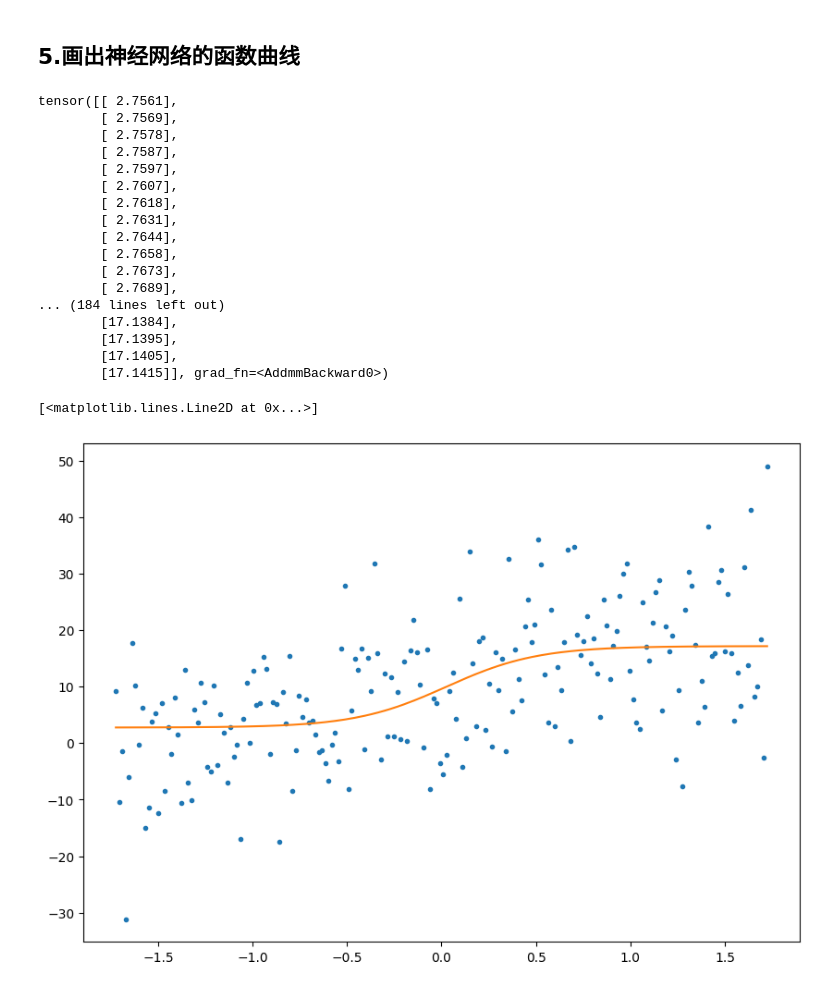
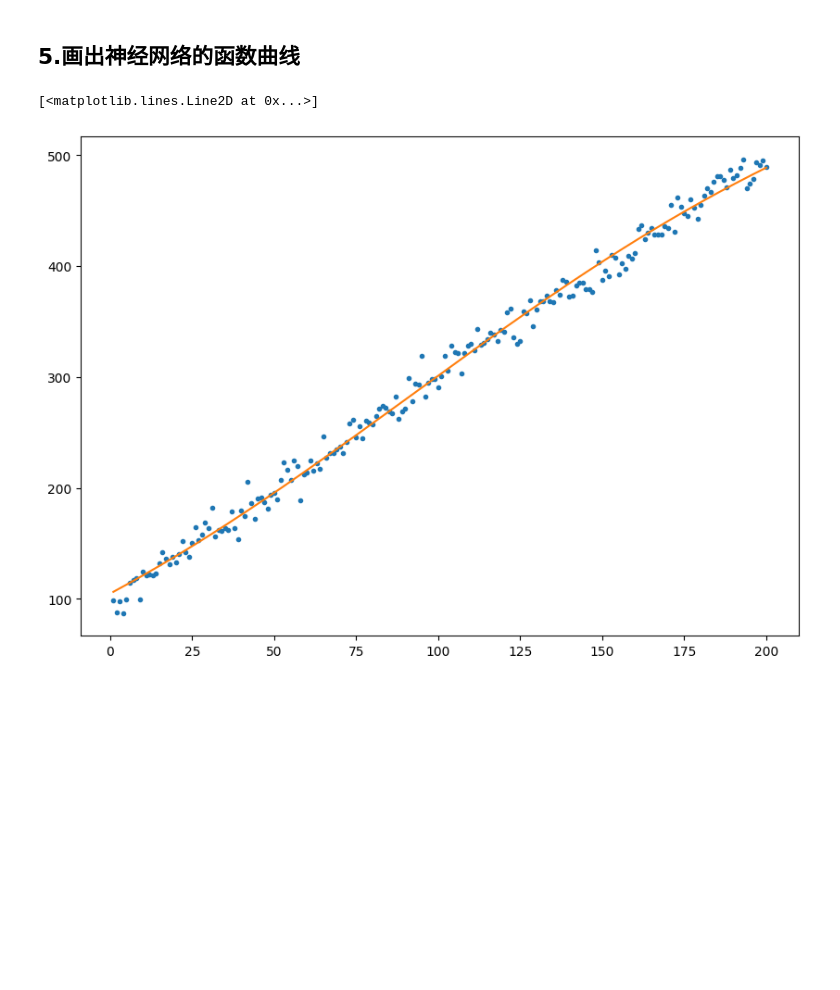
Before and after one commit to sunchey11/book_DeepLearning_in_PyTorch_Source, a Jupyter notebook: anders-test/myc3/my-liner-nn.ipynb, the cells around one changed output. Cells and saved outputs as stored; diff of their text form; code cells hidden in the pictures; blank space fills up the shorter version.

```diff
--- a/anders-test/myc3/my-liner-nn.ipynb
+++ b/anders-test/myc3/my-liner-nn.ipynb
@@ -50,6 +52,9 @@ xx_arr = (xx_arr - mean)/std
 
 # print(xx)
 yy_arr=rides.drop(['x'], axis=1).values
+ymean, ystd = yy_arr.mean(), yy_arr.std()
+yy_arr = (yy_arr - ymean)/ystd
+
 # print(yy)
 xx = torch.tensor(xx_arr, dtype = torch.float, requires_grad = True)
 yy = torch.tensor(yy_arr, dtype = torch.float, requires_grad = True)
@@ -59,7 +64,7 @@ yy = torch.tensor(yy_arr, dtype = torch.float, requires_grad = True)
 # 调用PyTorch现成的函数，构建序列化的神经网络
 # 定义神经网络架构，1个输入层单元，1个隐含层，1个输出层
 input_size = 1
-hidden_size = 1
+hidden_size = 100
 output_size = 1
 
 # 神经网络
@@ -73,6 +78,13 @@ neu = torch.nn.Sequential(
 cost = torch.nn.MSELoss()
 # PyTorch还自带了优化器来自动实现优化算法
 optimizer = torch.optim.SGD(neu.parameters(), lr = 0.01)
+dic = dict(neu.named_parameters())
+# print(dic['0.weight'])
+# print(dic['0.bias'])
+
+
+# print(dic['2.weight'])
+# print(dic['2.bias'])
 # %% [markdown]
 ## 3.训练
 # %%
@@ -121,36 +139,23 @@ plt.show()
 # %%
 # 用散点表示的样本数据
 targets_x = xx.data.numpy().reshape([rowCount,1])
 targets_x = targets_x.astype(float)
+targets_x = targets_x * std + mean
+
 targets_y = yy.data.numpy().reshape([rowCount,1])
 targets_y = targets_y.astype(float)
-
+targets_y = targets_y * ystd + ymean
 fig, ax = plt.subplots(figsize = (10, 7))
 ax.plot(targets_x, targets_y, '.')
 
 
 # 用折线表示的预测数据
 predict = neu(xx)
-print(predict)
+predict = predict * ystd + ymean
+
+
 predict = predict.data.numpy()
 ax.plot(targets_x, predict)
 # %% [output]
-tensor([[ 2.7561],
-        [ 2.7569],
-        [ 2.7578],
-        [ 2.7587],
-        [ 2.7597],
-        [ 2.7607],
-        [ 2.7618],
-        [ 2.7631],
-        [ 2.7644],
-        [ 2.7658],
-        [ 2.7673],
-        [ 2.7689],
-... (184 lines left out)
-        [17.1384],
-        [17.1395],
-        [17.1405],
-        [17.1415]], grad_fn=<AddmmBackward0>)
+[<matplotlib.lines.Line2D at 0x...>]
-[<matplotlib.lines.Line2D at 0x...>]
-[figure, old version]
+[figure, new version]
```
Also changed, not shown: parts of 5 cells of this notebook, 4 other files.
